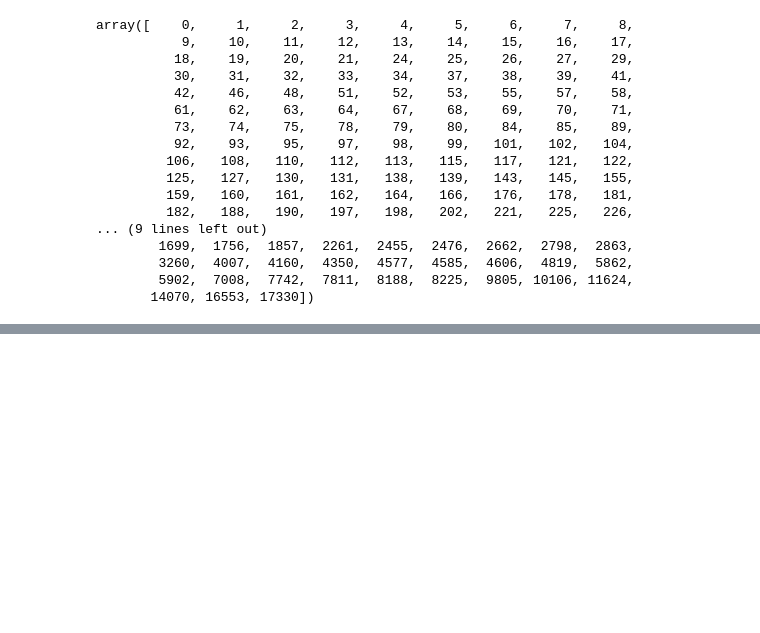
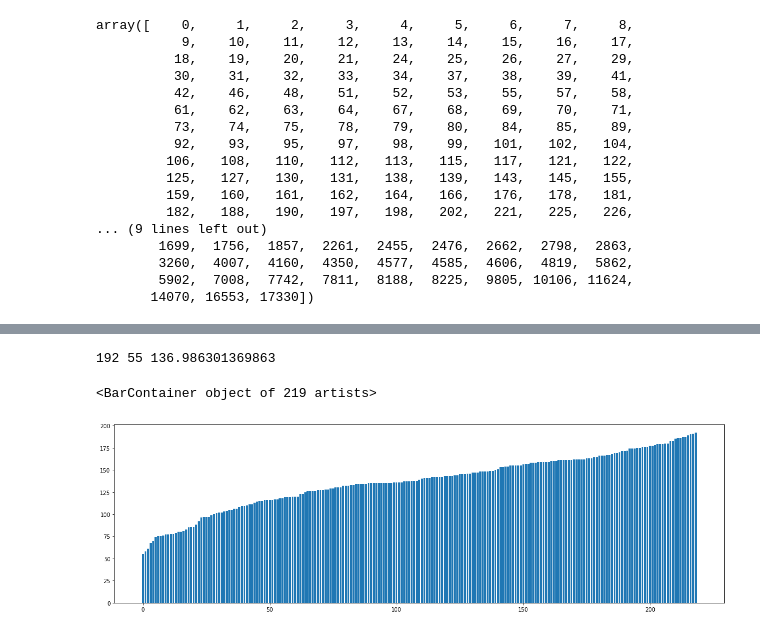
Before and after one commit to KenWang42/TDCR, a Jupyter notebook: D2D_Grouping/circular/D2D_data_test.ipynb, the cells around one changed output, grey strips where cells are left out. Saved outputs shown, nothing was run; the diff lists cells and outputs as text; code cells hidden in the pictures; blank space fills up the shorter version.

```diff
--- a/D2D_Grouping/circular/D2D_data_test.ipynb
+++ b/D2D_Grouping/circular/D2D_data_test.ipynb
@@ -39,0 +37,3 @@ np.unique(MTCD_grouping.clusters).shape
+# %%
+group_sizes = MTCD_grouping['clusters'].value_counts().sort_index()
+group_sizes
@@ -39,0 +53,11 @@ np.unique(MTCD_grouping.clusters).shape
+# %%
+print(max(group_sizes), min(group_sizes), np.average(group_sizes))
+# %% [output]
+192 55 136.986301369863
+# %%
+plt.figure(figsize=(20,6))
+x = np.arange(len(group_sizes))
+plt.bar(x,sorted(group_sizes.values))
+# %% [output]
+<BarContainer object of 219 artists>
+[figure, added]
```
Also changed, not shown: parts of 8 cells of this notebook, 6 other files.
